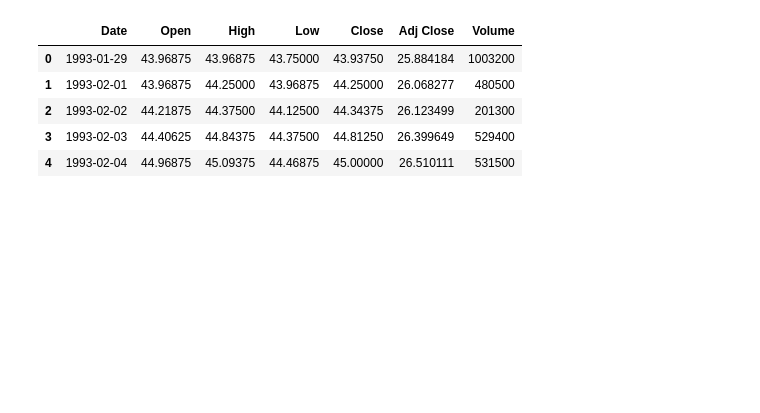
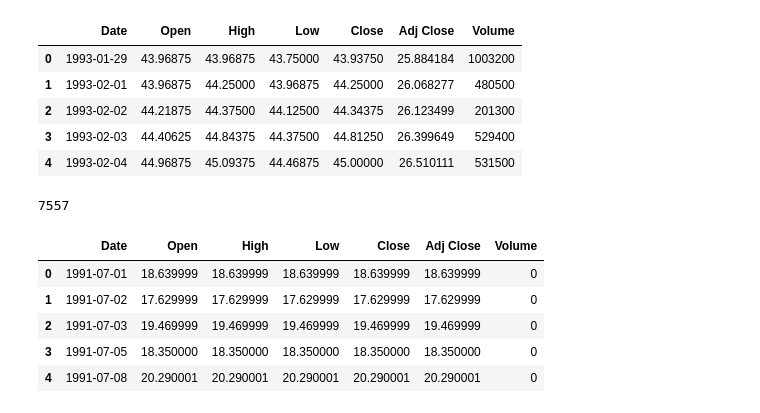
Before and after one commit to huazuhao/policy_gradient_cartpole, a Jupyter notebook: other stock related stuff/download spy data.ipynb, the cells around one changed output. Saved outputs shown, nothing was run; the diff lists cells and outputs as text; code cells hidden in the pictures; blank space fills up the shorter version.

```diff
--- a/other stock related stuff/download spy data.ipynb
+++ b/other stock related stuff/download spy data.ipynb
@@ -94,3 +94,20 @@ original_data.head()
 | 2 | 1993-02-02 | 44.21875 | 44.37500 | 44.12500 | 44.34375 | 26.123499 | 201300 |
 | 3 | 1993-02-03 | 44.40625 | 44.84375 | 44.37500 | 44.81250 | 26.399649 | 529400 |
 | 4 | 1993-02-04 | 44.96875 | 45.09375 | 44.46875 | 45.00000 | 26.510111 | 531500 |
+# %%
+data = Fetcher('^VIX', [year-30,month,day], [year,month,day])
+original_data=data.getHistorical()
+
+print(len(original_data['Close']))
+original_data.to_csv('^VIX.csv',index=False)
+# %% [output]
+7557
+# %%
+original_data.head()
+# %% [output]
+|  | Date | Open | High | Low | Close | Adj Close | Volume |
+| 0 | 1991-07-01 | 18.639999 | 18.639999 | 18.639999 | 18.639999 | 18.639999 | 0 |
+| 1 | 1991-07-02 | 17.629999 | 17.629999 | 17.629999 | 17.629999 | 17.629999 | 0 |
+| 2 | 1991-07-03 | 19.469999 | 19.469999 | 19.469999 | 19.469999 | 19.469999 | 0 |
+| 3 | 1991-07-05 | 18.350000 | 18.350000 | 18.350000 | 18.350000 | 18.350000 | 0 |
+| 4 | 1991-07-08 | 20.290001 | 20.290001 | 20.290001 | 20.290001 | 20.290001 | 0 |
```
Also changed, not shown: parts of 1 cell of this notebook, 51 other files.
